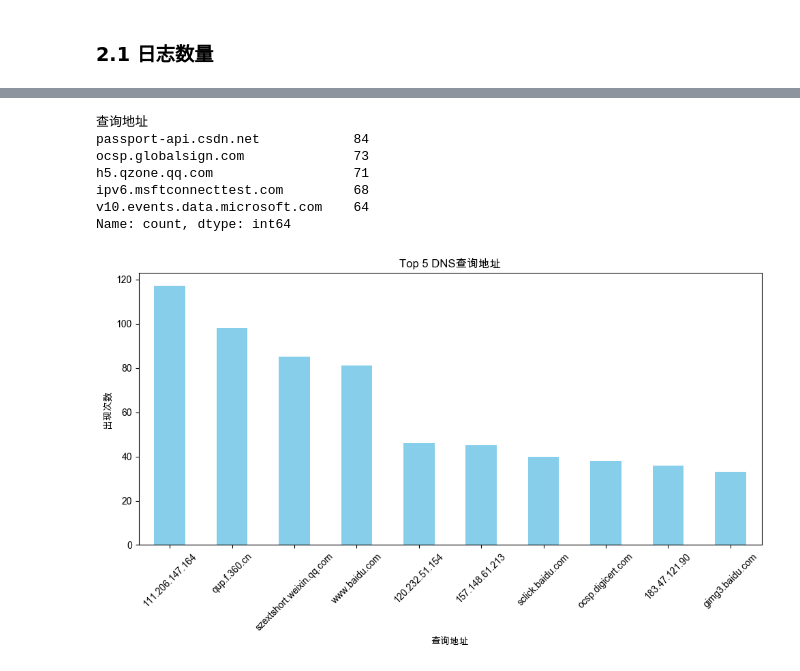
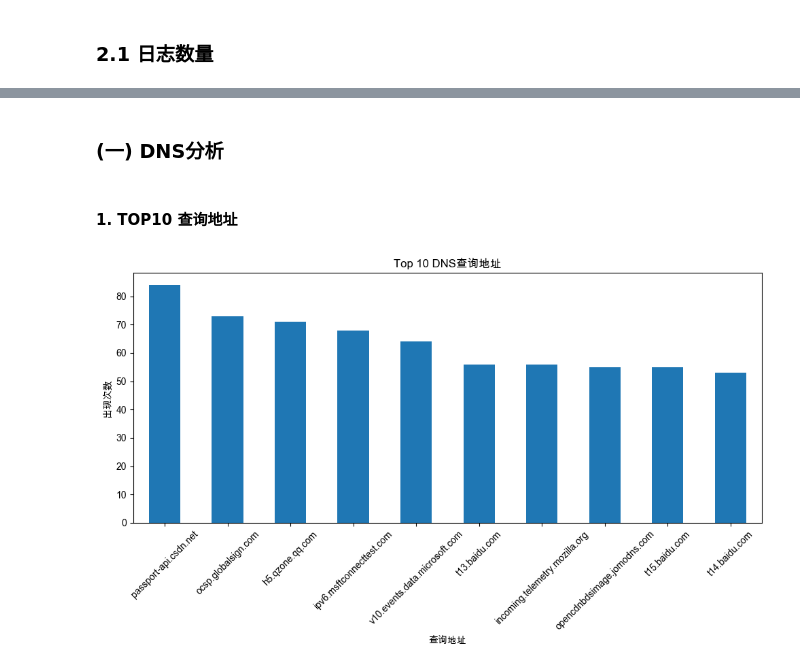
Before and after one commit to Shlisok/logAnalysis, a Jupyter notebook: 日志分析.ipynb, the cells around one changed output, grey strips where cells are left out. Drawn from its saved outputs; the diff is of its cells as text; code cells hidden in the pictures.

```diff
--- a/日志分析.ipynb
+++ b/日志分析.ipynb
@@ -115,24 +107,20 @@ plt.show()
-# %%
-top_five_addresses = dns_df['查询地址'].value_counts().head(10)
-print(top_five_addresses)
-# %% [output]
-查询地址
-passport-api.csdn.net            84
-ocsp.globalsign.com              73
-h5.qzone.qq.com                  71
-ipv6.msftconnecttest.com         68
-v10.events.data.microsoft.com    64
-Name: count, dtype: int64
+# %% [markdown]
+### (一) DNS分析
+# %% [markdown]
+#### 1. TOP10 查询地址
 # %%
-top_five_addresses = http_df['目的域名'].value_counts().head(10)
+top_five_addresses = dns_df['查询地址'].value_counts().head(10)
 
 plt.figure(figsize=(10, 6))
-top_five_addresses.plot(kind='bar', color='skyblue')
-plt.title('Top 5 DNS查询地址')
+top_five_addresses.plot(kind='bar')
+plt.title('Top 10 DNS查询地址')
 plt.xlabel('查询地址')
 plt.ylabel('出现次数')
 plt.xticks(rotation=45)
 plt.tight_layout()
 plt.show()
+
+# 释放空间
+del top_five_addresses
 # %% [output]
-[figure, old version]
+[figure, new version]
```
Also changed, not shown: parts of 5 cells of this notebook.
